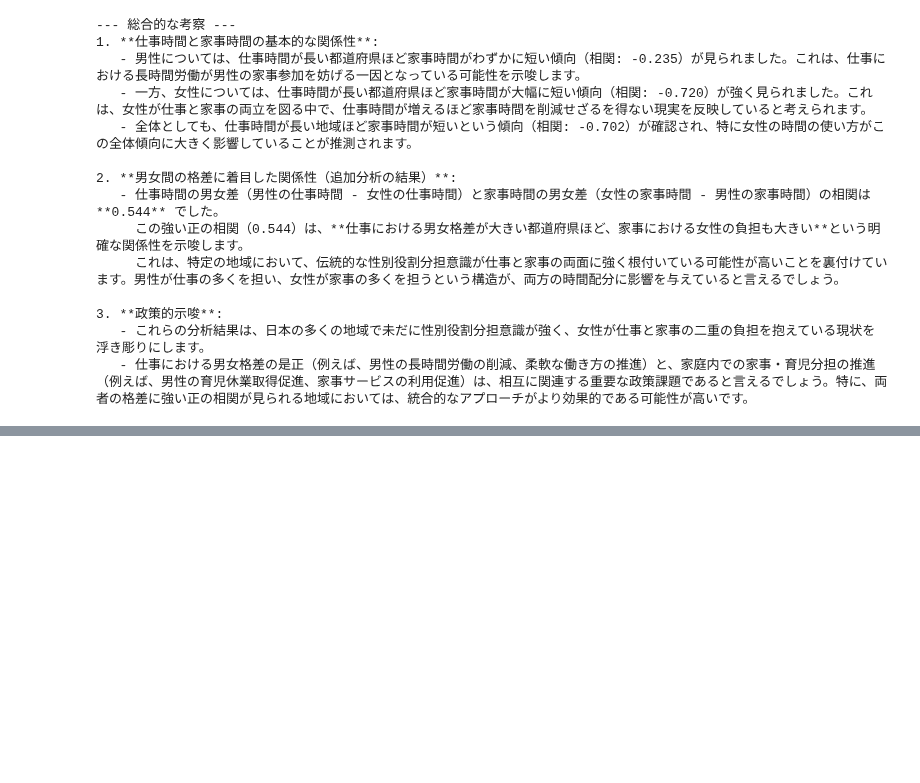
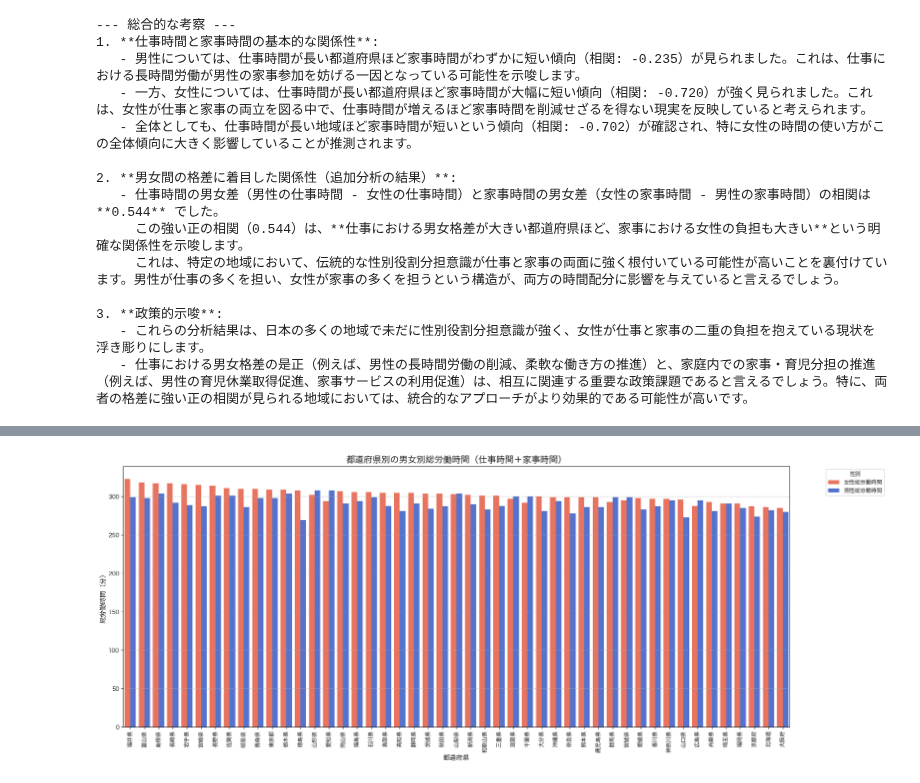
Before and after one commit to 3241Kanaha/statistics-2025, a Jupyter notebook: gende_prefecture.ipynb, the cells around one changed output, grey strips where cells are left out. Saved outputs shown, nothing was run; the diff lists cells and outputs as text; code cells hidden in the pictures; blank space fills up the shorter version.

```diff
--- a/gende_prefecture.ipynb
+++ b/gende_prefecture.ipynb
@@ -605,0 +504,85 @@ Passing `palette` without assigning `hue` is deprecated and will be removed in v
+# %%
+# --- 仕事時間データのピボットテーブル作成 ---
+df_work_selected = df[['男女の別', '都道府県', '仕事']].copy()
+df_work_selected['仕事'] = pd.to_numeric(df_work_selected['仕事'], errors='coerce')
+pivot_df_work_time = df_work_selected.pivot_table(index='都道府県', columns='男女の別', values='仕事', aggfunc='mean')
+pivot_df_work_time.rename(columns={'1_男': '男性仕事時間', '2_女': '女性仕事時間'}, inplace=True)
+pivot_df_work_time = pivot_df_work_time[['男性仕事時間', '女性仕事時間']].copy() # 必要な列のみ選択
+
+# --- 家事時間データのピボットテーブル作成 ---
+df_housework_selected = df[['男女の別', '都道府県', '家事']].copy()
+df_housework_selected['家事'] = pd.to_numeric(df_housework_selected['家事'], errors='coerce')
+pivot_df_housework_time = df_housework_selected.pivot_table(index='都道府県', columns='男女の別', values='家事', aggfunc='mean')
+pivot_df_housework_time.rename(columns={'1_男': '男性家事時間', '2_女': '女性家事時間'}, inplace=True)
+pivot_df_housework_time = pivot_df_housework_time[['男性家事時間', '女性家事時間']].copy() # 必要な列のみ選択
+
+# --- 仕事時間と家事時間のデータを都道府県で結合 ---
+df_total_time = pd.merge(
+    pivot_df_work_time,
+    pivot_df_housework_time,
+    left_index=True,
+    right_index=True,
+    how='inner'
+)
+
+# 「全国」のデータは個別の都道府県の比較からは除外する
+if '全国' in df_total_time.index:
+    df_total_time = df_total_time.drop('全国')
+
+# NaN値がある行を削除
+df_total_time.dropna(inplace=True)
+
+# --- 総労働時間（有償＋無償）の算出 ---
+df_total_time['男性総労働時間'] = df_total_time['男性仕事時間'] + df_total_time['男性家事時間']
+df_total_time['女性総労働時間'] = df_total_time['女性仕事時間'] + df_total_time['女性家事時間']
+
+# --- 総労働時間の男女差を算出（女性 - 男性）---
+df_total_time['総労働時間の男女差 (女性 - 男性)'] = df_total_time['女性総労働時間'] - df_total_time['男性総労働時間']
+
+print("--- 都道府県別の男女別総労働時間と男女差（上位5件）---")
+print(df_total_time[['男性総労働時間', '女性総労働時間', '総労働時間の男女差 (女性 - 男性)']].head())
+
+
+# --- 総労働時間の可視化（男女別グループ棒グラフ） ---
+df_total_time_melted = df_total_time[['男性総労働時間', '女性総労働時間']].reset_index().melt(
+    id_vars='都道府県', var_name='性別総労働時間', value_name='総労働時間（分）'
+)
+
+plt.figure(figsize=(20, 8))
+sns.barplot(
+    x='都道府県',
+    y='総労働時間（分）',
+    hue='性別総労働時間',
+    data=df_total_time_melted.sort_values(by='総労働時間（分）', ascending=False), # 総労働時間でソート
+    palette={'男性総労働時間': 'royalblue', '女性総労働時間': 'tomato'}
+)
+plt.title('都道府県別の男女別総労働時間（仕事時間＋家事時間）', fontsize=16)
+plt.xlabel('都道府県', fontsize=12)
+plt.ylabel('総労働時間（分）', fontsize=12)
+plt.xticks(rotation=90, ha='center', fontsize=10)
+plt.yticks(fontsize=10)
+plt.legend(title='性別', bbox_to_anchor=(1.05, 1), loc='upper left')
+plt.grid(axis='y', linestyle='--', alpha=0.7)
+plt.tight_layout()
+plt.show()
+
+# --- 総労働時間の男女差の可視化（棒グラフ） ---
+# 差が大きい順にソートして可視化
+df_total_time_diff_sorted = df_total_time.sort_values(by='総労働時間の男女差 (女性 - 男性)', ascending=False)
+
+plt.figure(figsize=(18, 8))
+sns.barplot(
+    x=df_total_time_diff_sorted.index,
+    y='総労働時間の男女差 (女性 - 男性)',
+    data=df_total_time_diff_sorted,
+    palette='coolwarm' # 差の正負で色を変える
+)
+plt.title('都道府県別の総労働時間の男女差（女性 - 男性）', fontsize=16)
+plt.xlabel('都道府県', fontsize=12)
+plt.ylabel('総労働時間の差（分）', fontsize=12)
+plt.xticks(rotation=90, ha='center', fontsize=10)
+plt.yticks(fontsize=10)
+plt.grid(axis='y', linestyle='--', alpha=0.7)
+plt.tight_layout()
+plt.show()
+# %% [output]
@@ -605,0 +597 @@ Passing `palette` without assigning `hue` is deprecated and will be removed in v
+[figure, added]
```
Also changed, not shown: parts of 3 cells of this notebook.
